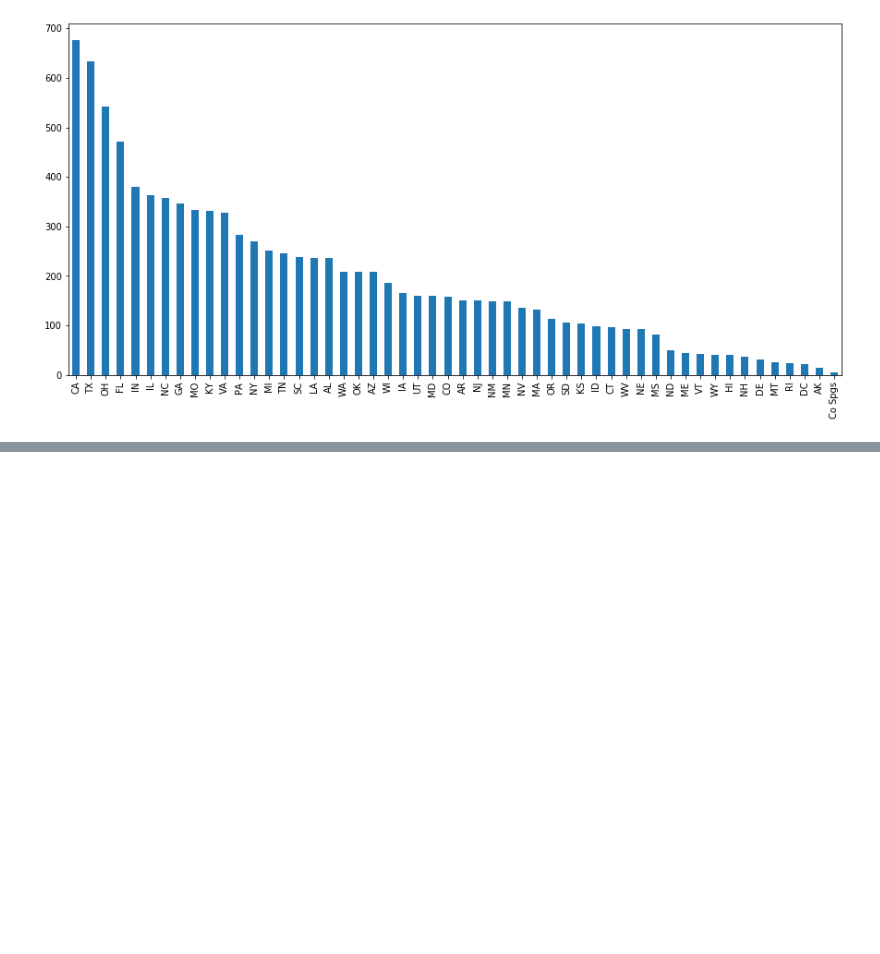
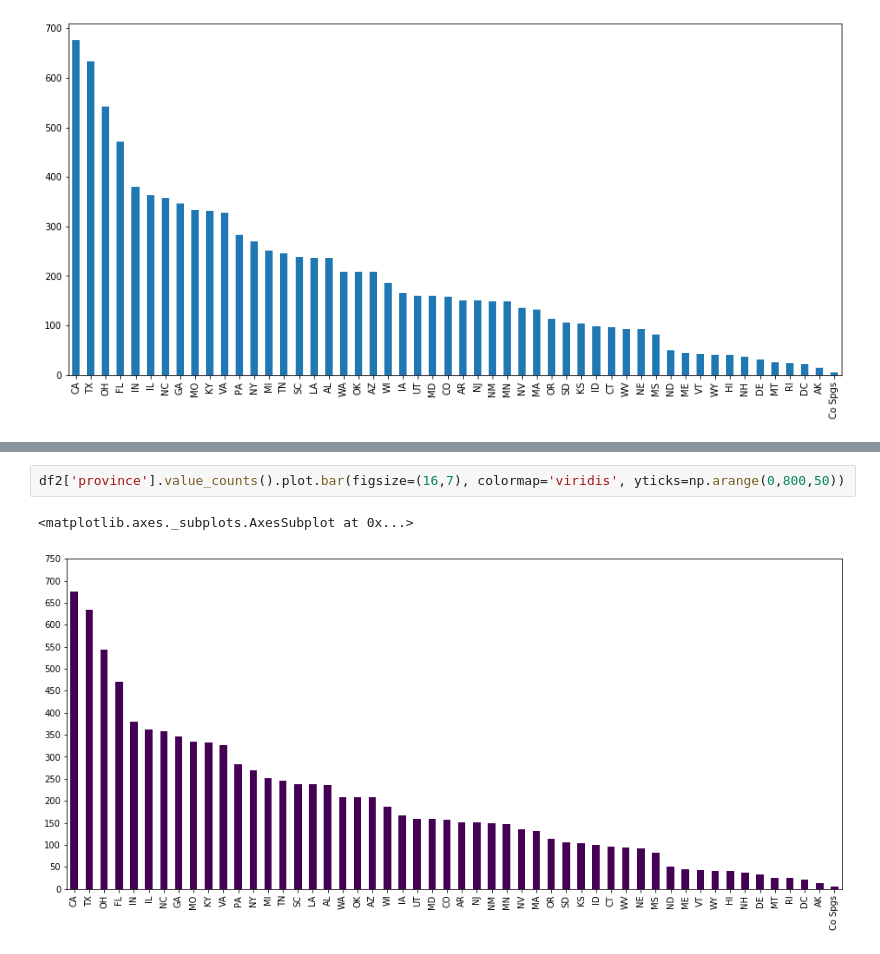
Before and after one commit to emailsri23/DS_Project_Repository, a Jupyter notebook: eda_proj1.ipynb, the cells around one changed output, grey strips where cells are left out. Cells and saved outputs as stored; diff of their text form; blank space fills up the shorter version.

```diff
--- a/eda_proj1.ipynb
+++ b/eda_proj1.ipynb
@@ -105,0 +110,5 @@ df2['province'].value_counts().plot.bar(figsize=(15,7))
+# %%
+df2['province'].value_counts().plot.bar(figsize=(16,7), colormap='viridis', yticks=np.arange(0,800,50))
+# %% [output]
+<matplotlib.axes._subplots.AxesSubplot at 0x...>
+[figure, added]
```
Also changed, not shown: parts of 3 cells of this notebook.
